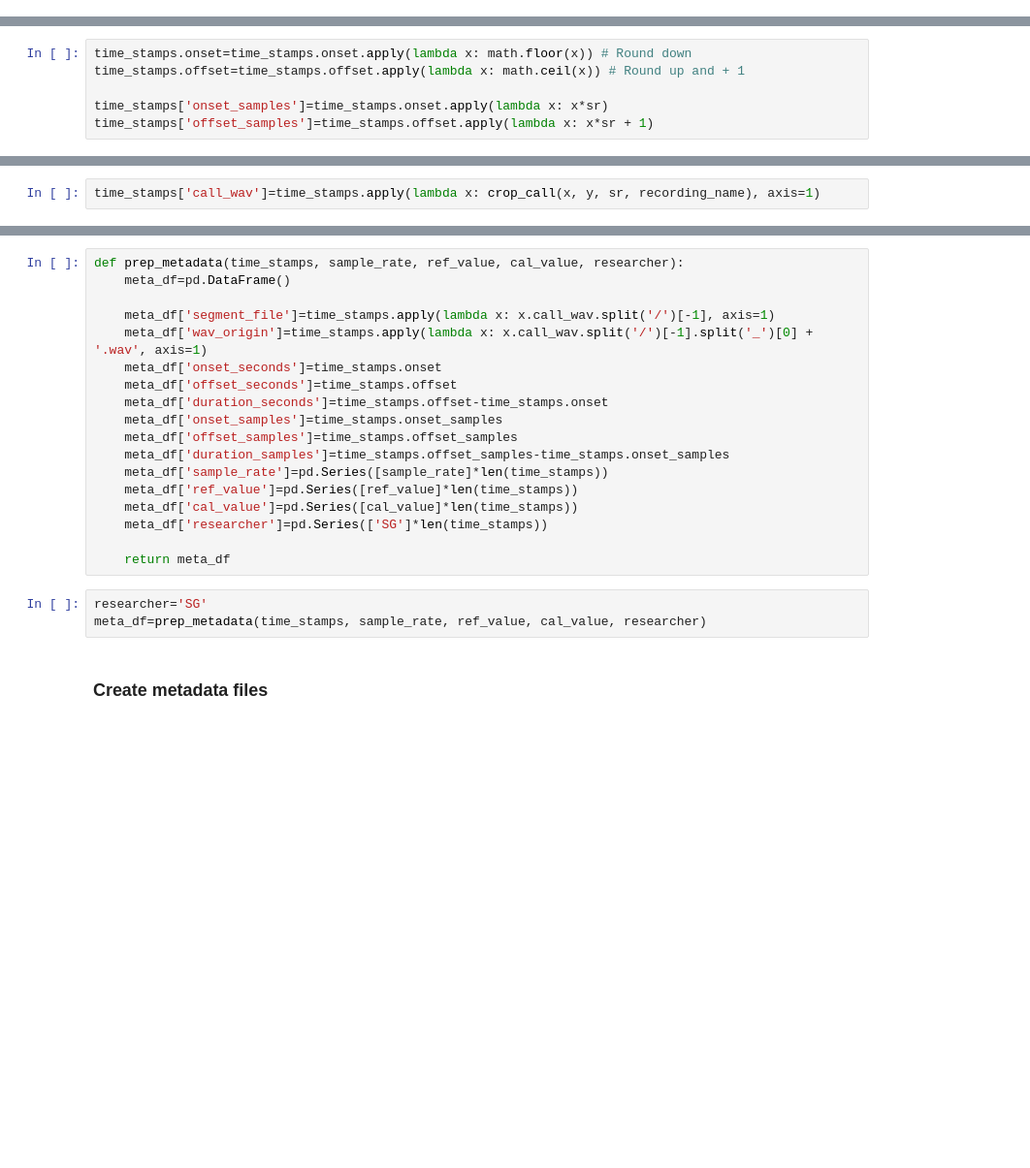
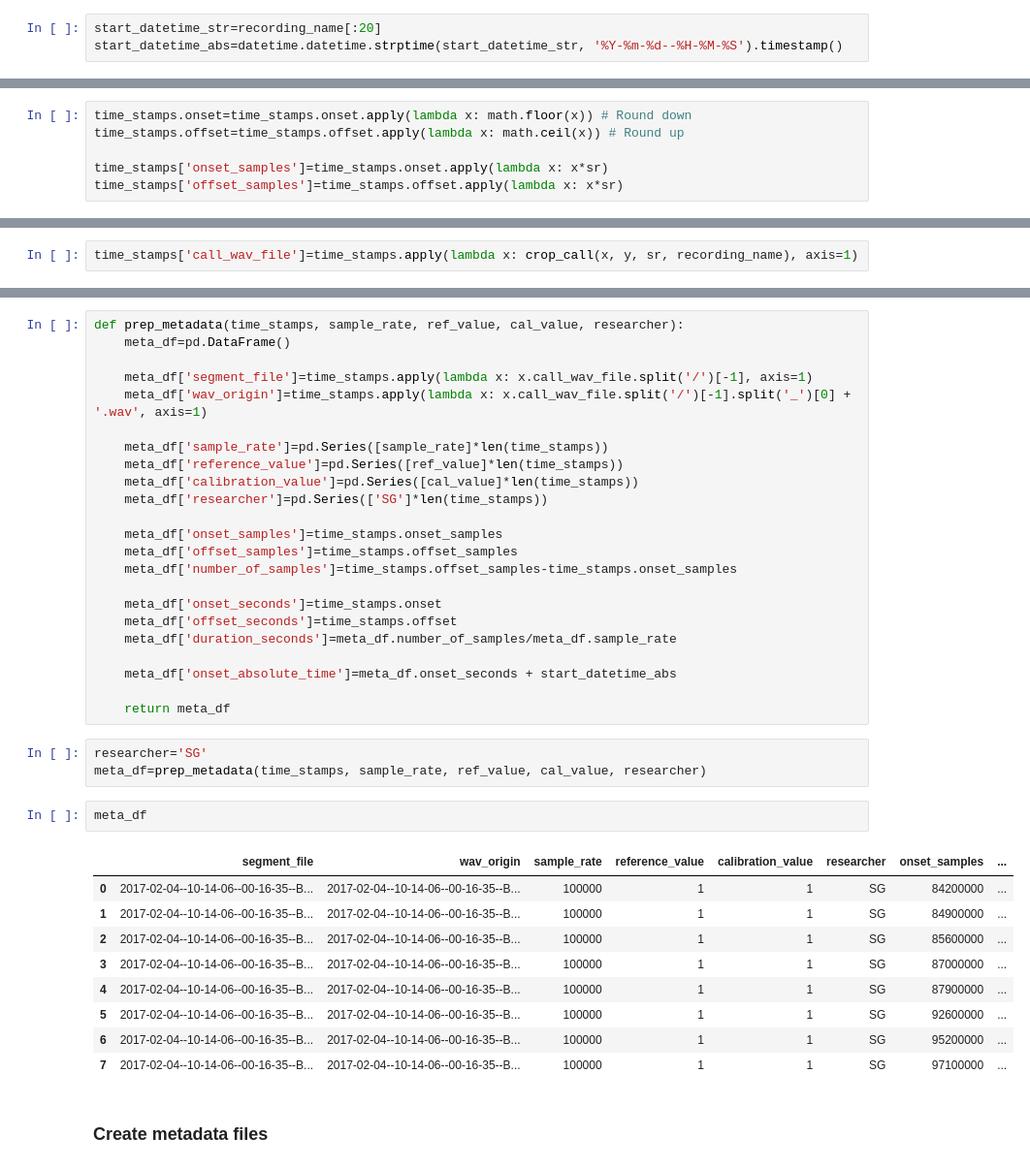
Before and after one commit to sgabulya/orca, a Jupyter notebook: Crop_wav.ipynb, the cells around one changed output, grey strips where cells are left out. Shown at 97% size. Drawn from its saved outputs; the diff is of its cells as text; blank space fills up the shorter version.

```diff
--- a/Crop_wav.ipynb
+++ b/Crop_wav.ipynb
@@ -109,13 +88,16 @@ Name: onset, dtype: int64
+# %%
+start_datetime_str=recording_name[:20]
+start_datetime_abs=datetime.datetime.strptime(start_datetime_str, '%Y-%m-%d--%H-%M-%S').timestamp()
 # %% [markdown]
 ### Onsets & offsets in csv are in seconds => Convert to samples by multiplying them with the fs
 
 second * fs = samples
 # %%
 time_stamps.onset=time_stamps.onset.apply(lambda x: math.floor(x)) # Round down
-time_stamps.offset=time_stamps.offset.apply(lambda x: math.ceil(x)) # Round up and + 1
+time_stamps.offset=time_stamps.offset.apply(lambda x: math.ceil(x)) # Round up
 
 time_stamps['onset_samples']=time_stamps.onset.apply(lambda x: x*sr)
-time_stamps['offset_samples']=time_stamps.offset.apply(lambda x: x*sr + 1)
+time_stamps['offset_samples']=time_stamps.offset.apply(lambda x: x*sr)
 # %% [markdown]
 ### Function for cropping wav and saving
 # %%
@@ -134,30 +116,47 @@ def crop_call(row, y, sr, recording_name):
     sf.write(call_path, call, sr)
     return call_path
 # %%
-time_stamps['call_wav']=time_stamps.apply(lambda x: crop_call(x, y, sr, recording_name), axis=1)
+time_stamps['call_wav_file']=time_stamps.apply(lambda x: crop_call(x, y, sr, recording_name), axis=1)
 # %% [markdown]
 ### Prepare a metadata dataframe
 # %%
 def prep_metadata(time_stamps, sample_rate, ref_value, cal_value, researcher):
     meta_df=pd.DataFrame()
 
-    meta_df['segment_file']=time_stamps.apply(lambda x: x.call_wav.split('/')[-1], axis=1)
-    meta_df['wav_origin']=time_stamps.apply(lambda x: x.call_wav.split('/')[-1].split('_')[0] + '.wav', axis=1)
+    meta_df['segment_file']=time_stamps.apply(lambda x: x.call_wav_file.split('/')[-1], axis=1)
+    meta_df['wav_origin']=time_stamps.apply(lambda x: x.call_wav_file.split('/')[-1].split('_')[0] + '.wav', axis=1)
+
+    meta_df['sample_rate']=pd.Series([sample_rate]*len(time_stamps))
+    meta_df['reference_value']=pd.Series([ref_value]*len(time_stamps))
+    meta_df['calibration_value']=pd.Series([cal_value]*len(time_stamps))
+    meta_df['researcher']=pd.Series(['SG']*len(time_stamps))
+
+    meta_df['onset_samples']=time_stamps.onset_samples
+    meta_df['offset_samples']=time_stamps.offset_samples
+    meta_df['number_of_samples']=time_stamps.offset_samples-time_stamps.onset_samples
+
     meta_df['onset_seconds']=time_stamps.onset
     meta_df['offset_seconds']=time_stamps.offset
-    meta_df['duration_seconds']=time_stamps.offset-time_stamps.onset
-    meta_df['onset_samples']=time_stamps.onset_samples
-    meta_df['offset_samples']=time_stamps.offset_samples
-    meta_df['duration_samples']=time_stamps.offset_samples-time_stamps.onset_samples
-    meta_df['sample_rate']=pd.Series([sample_rate]*len(time_stamps))
-    meta_df['ref_value']=pd.Series([ref_value]*len(time_stamps))
-    meta_df['cal_value']=pd.Series([cal_value]*len(time_stamps))
-    meta_df['researcher']=pd.Series(['SG']*len(time_stamps))
+    meta_df['duration_seconds']=meta_df.number_of_samples/meta_df.sample_rate
+
+    meta_df['onset_absolute_time']=meta_df.onset_seconds + start_datetime_abs
 
     return meta_df
 # %%
 researcher='SG'
 meta_df=prep_metadata(time_stamps, sample_rate, ref_value, cal_value, researcher)
+# %%
+meta_df
+# %% [output]
+|  | segment_file | wav_origin | sample_rate | reference_value | calibration_value | researcher | onset_samples | ... |
+| 0 | 2017-02-04--10-14-06--00-16-35--B... | 2017-02-04--10-14-06--00-16-35--B... | 100000 | 1 | 1 | SG | 84200000 | ... |
+| 1 | 2017-02-04--10-14-06--00-16-35--B... | 2017-02-04--10-14-06--00-16-35--B... | 100000 | 1 | 1 | SG | 84900000 | ... |
+| 2 | 2017-02-04--10-14-06--00-16-35--B... | 2017-02-04--10-14-06--00-16-35--B... | 100000 | 1 | 1 | SG | 85600000 | ... |
+| 3 | 2017-02-04--10-14-06--00-16-35--B... | 2017-02-04--10-14-06--00-16-35--B... | 100000 | 1 | 1 | SG | 87000000 | ... |
+| 4 | 2017-02-04--10-14-06--00-16-35--B... | 2017-02-04--10-14-06--00-16-35--B... | 100000 | 1 | 1 | SG | 87900000 | ... |
+| 5 | 2017-02-04--10-14-06--00-16-35--B... | 2017-02-04--10-14-06--00-16-35--B... | 100000 | 1 | 1 | SG | 92600000 | ... |
+| 6 | 2017-02-04--10-14-06--00-16-35--B... | 2017-02-04--10-14-06--00-16-35--B... | 100000 | 1 | 1 | SG | 95200000 | ... |
+| 7 | 2017-02-04--10-14-06--00-16-35--B... | 2017-02-04--10-14-06--00-16-35--B... | 100000 | 1 | 1 | SG | 97100000 | ... |
 # %% [markdown]
 ### Create metadata files
 # %%
```
Also changed, not shown: parts of 5 cells of this notebook, 3 other files.
